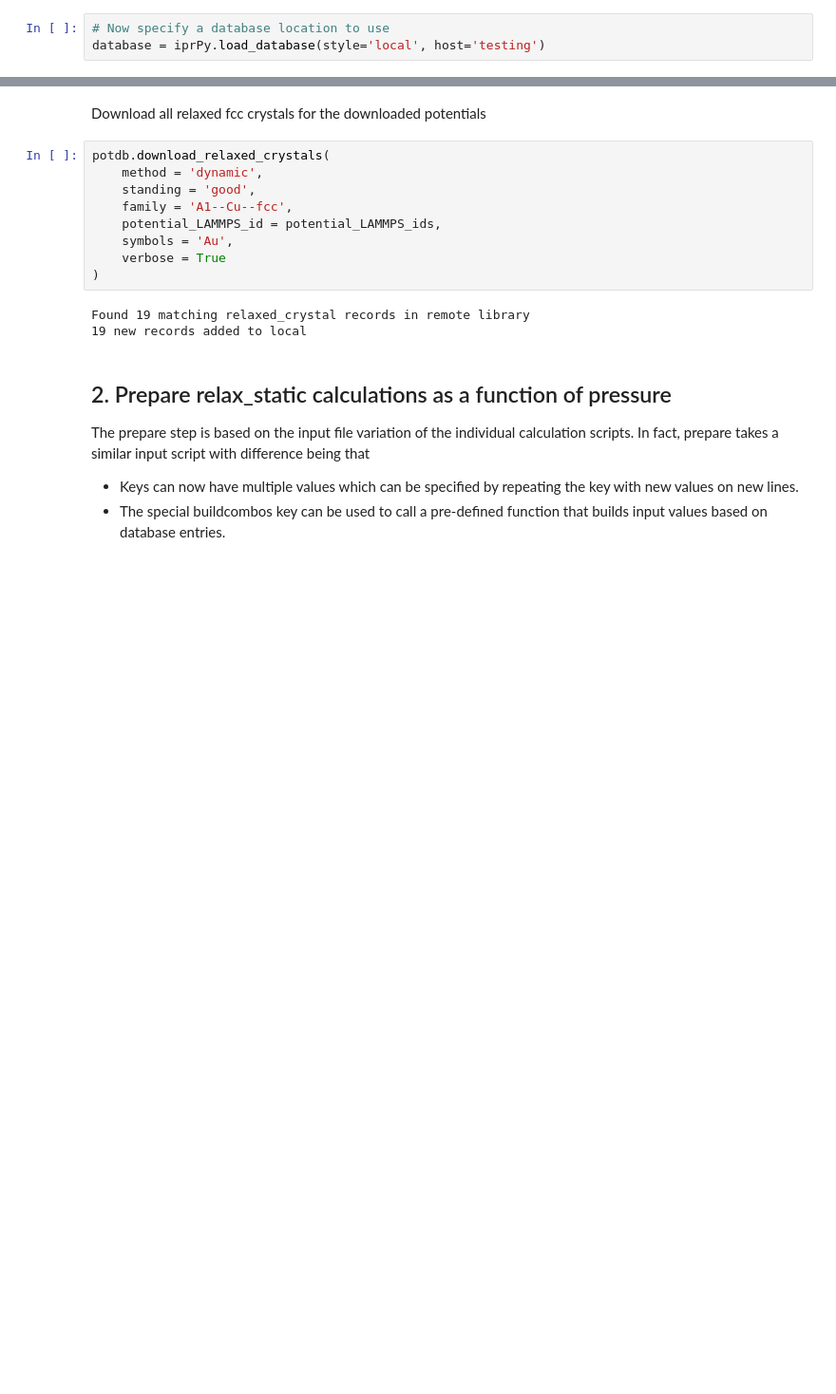
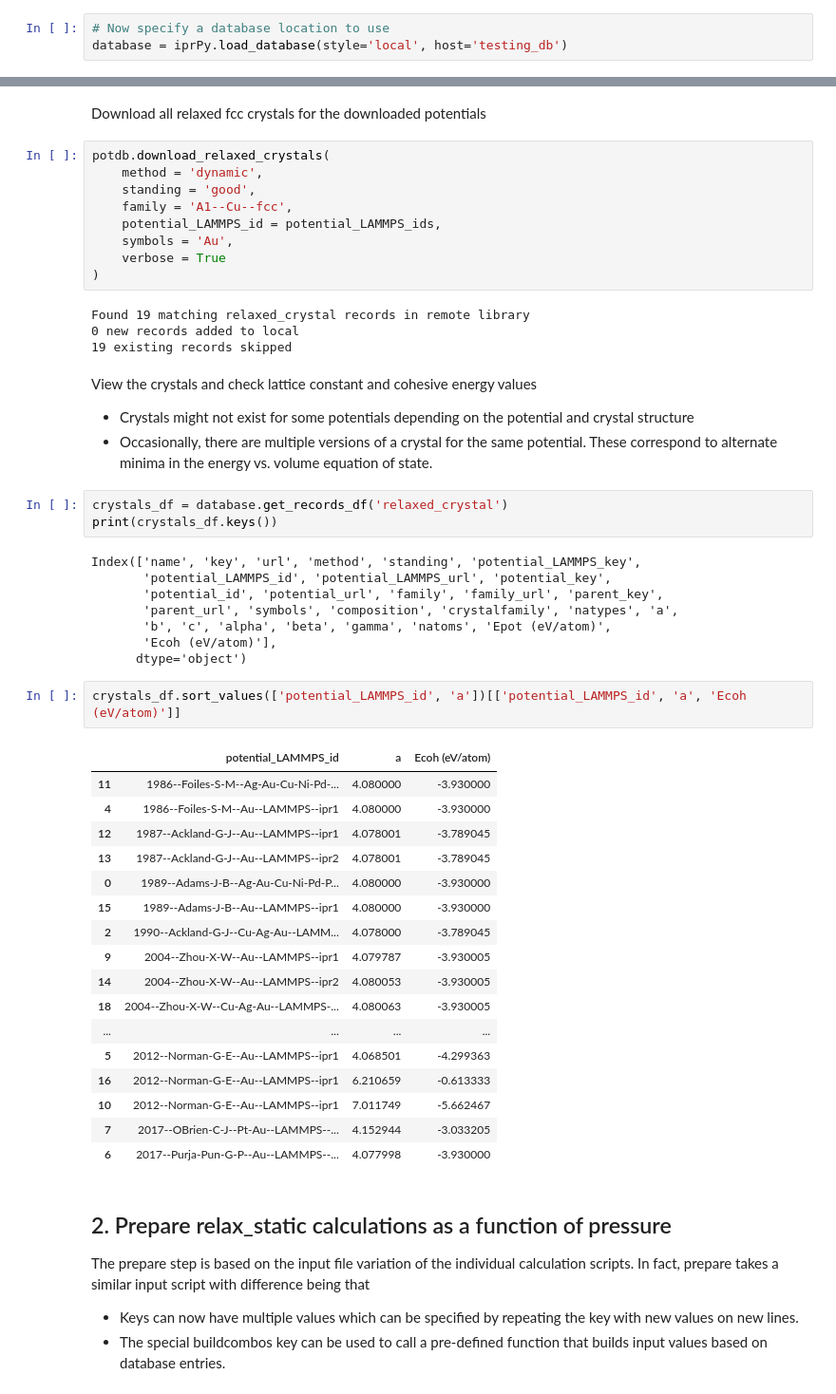
Before and after one commit to lmhale99/atomman-demo, a Jupyter notebook: 5. High throughput workflow example.ipynb, the cells around one changed output, grey strips where cells are left out. Shown at 95% size. Cells and saved outputs as stored; diff of their text form; blank space fills up the shorter version.

```diff
--- a/5. High throughput workflow example.ipynb
+++ b/5. High throughput workflow example.ipynb
@@ -28,6 +33,6 @@ if not Path(run_directory).exists():
 # %%
 # Now specify a database location to use
-database = iprPy.load_database(style='local', host='testing')
+database = iprPy.load_database(style='local', host='testing_db')
 # %% [markdown]
 The iprPy databases have a "potdb" attribute, which will build the atomman-style database from the first Notebook.
 # %%
@@ -73,7 +96,44 @@ potdb.download_relaxed_crystals(
 )
 # %% [output]
 Found 19 matching relaxed_crystal records in remote library
-19 new records added to local
+0 new records added to local
+19 existing records skipped
+# %% [markdown]
+View the crystals and check lattice constant and cohesive energy values
+
+- Crystals might not exist for some potentials depending on the potential and crystal structure
+- Occasionally, there are multiple versions of a crystal for the same potential.  These correspond to alternate minima in the energy vs. volume equation of state.
+# %%
+crystals_df = database.get_records_df('relaxed_crystal')
+print(crystals_df.keys())
+# %% [output]
+Index(['name', 'key', 'url', 'method', 'standing', 'potential_LAMMPS_key',
+       'potential_LAMMPS_id', 'potential_LAMMPS_url', 'potential_key',
+       'potential_id', 'potential_url', 'family', 'family_url', 'parent_key',
+       'parent_url', 'symbols', 'composition', 'crystalfamily', 'natypes', 'a',
+       'b', 'c', 'alpha', 'beta', 'gamma', 'natoms', 'Epot (eV/atom)',
+       'Ecoh (eV/atom)'],
+      dtype='object')
+# %%
+crystals_df.sort_values(['potential_LAMMPS_id', 'a'])[['potential_LAMMPS_id', 'a', 'Ecoh (eV/atom)']]
+# %% [output]
+|  | potential_LAMMPS_id | a | Ecoh (eV/atom) |
+| 11 | 1986--Foiles-S-M--Ag-Au-Cu-Ni-Pd-... | 4.080000 | -3.930000 |
+| 4 | 1986--Foiles-S-M--Au--LAMMPS--ipr1 | 4.080000 | -3.930000 |
+| 12 | 1987--Ackland-G-J--Au--LAMMPS--ipr1 | 4.078001 | -3.789045 |
+| 13 | 1987--Ackland-G-J--Au--LAMMPS--ipr2 | 4.078001 | -3.789045 |
+| 0 | 1989--Adams-J-B--Ag-Au-Cu-Ni-Pd-P... | 4.080000 | -3.930000 |
+| 15 | 1989--Adams-J-B--Au--LAMMPS--ipr1 | 4.080000 | -3.930000 |
+| 2 | 1990--Ackland-G-J--Cu-Ag-Au--LAMM... | 4.078000 | -3.789045 |
+| 9 | 2004--Zhou-X-W--Au--LAMMPS--ipr1 | 4.079787 | -3.930005 |
+| 14 | 2004--Zhou-X-W--Au--LAMMPS--ipr2 | 4.080053 | -3.930005 |
+| 18 | 2004--Zhou-X-W--Cu-Ag-Au--LAMMPS-... | 4.080063 | -3.930005 |
+| ... | ... | ... | ... |
+| 5 | 2012--Norman-G-E--Au--LAMMPS--ipr1 | 4.068501 | -4.299363 |
+| 16 | 2012--Norman-G-E--Au--LAMMPS--ipr1 | 6.210659 | -0.613333 |
+| 10 | 2012--Norman-G-E--Au--LAMMPS--ipr1 | 7.011749 | -5.662467 |
+| 7 | 2017--OBrien-C-J--Pt-Au--LAMMPS--... | 4.152944 | -3.033205 |
+| 6 | 2017--Purja-Pun-G-P--Au--LAMMPS--... | 4.077998 | -3.930000 |
 # %% [markdown]
 ## 2. Prepare relax_static calculations as a function of pressure
 
```
Also changed, not shown: parts of 7 cells of this notebook, 7 other files.
